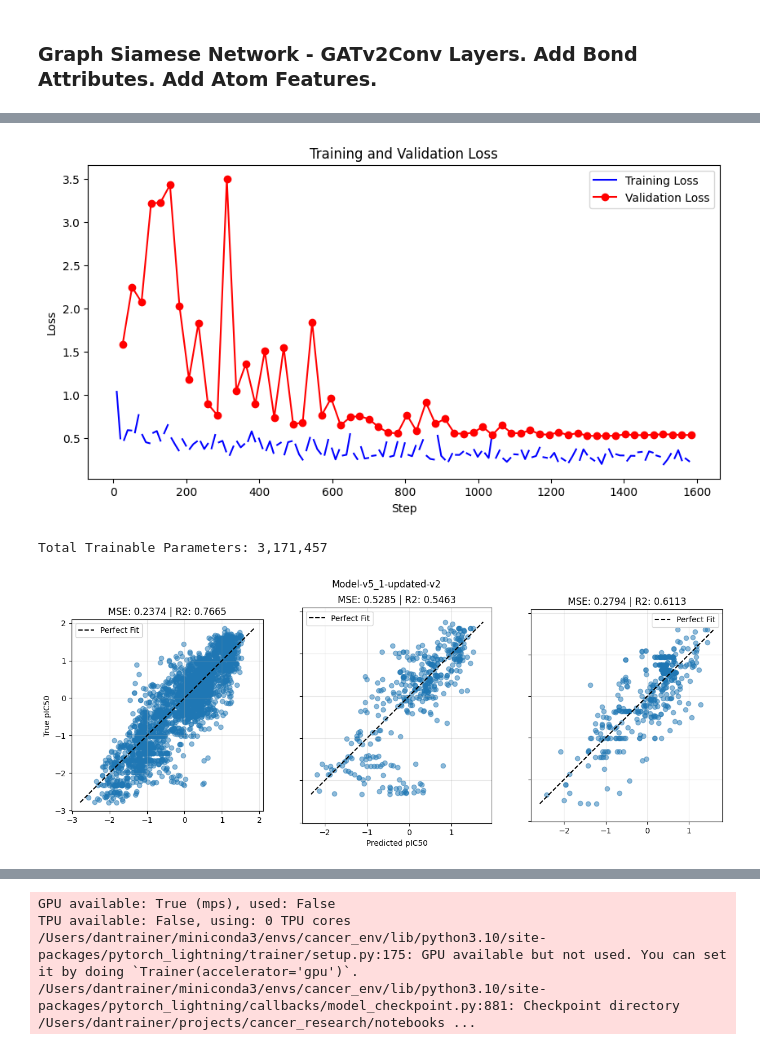
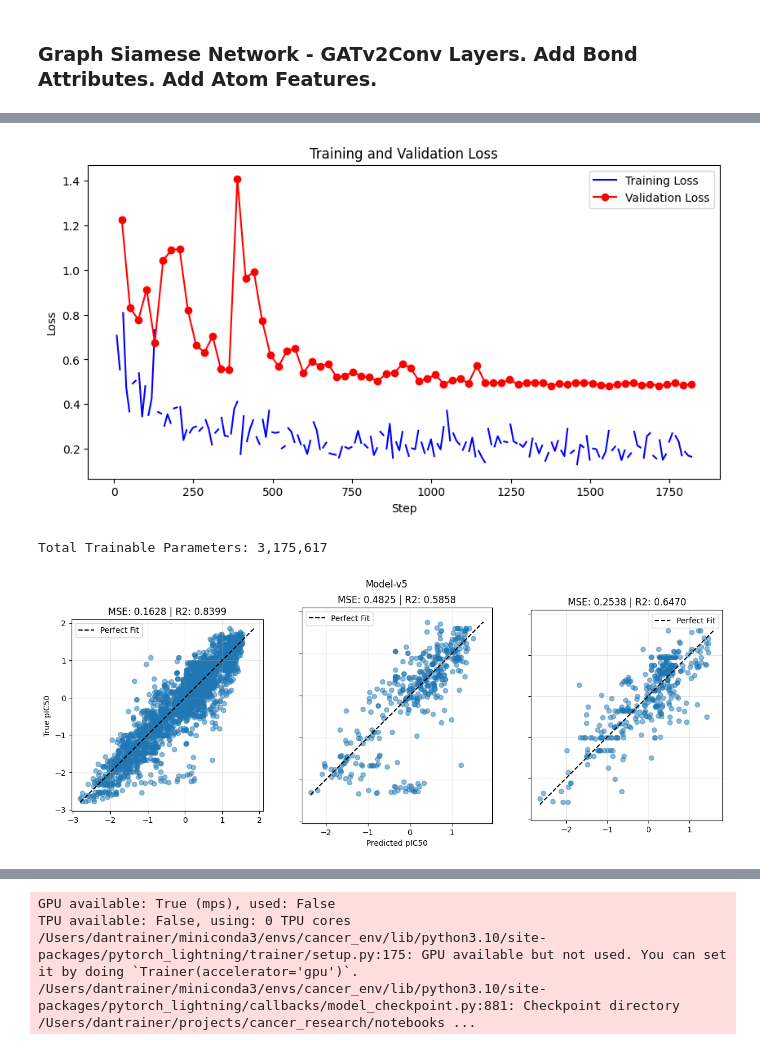
Before and after one commit to Djtrainer/cancer_research, a Jupyter notebook: notebooks/mdm2_breaker_model_eda.ipynb, the cells around one changed output, grey strips where cells are left out. Saved outputs shown, nothing was run; the diff lists cells and outputs as text; code cells hidden in the pictures.

Commit message:
update sanity checks

```diff
--- a/notebooks/mdm2_breaker_model_eda.ipynb
+++ b/notebooks/mdm2_breaker_model_eda.ipynb
@@ -176,12 +183,12 @@ Total FLOPs: 0
 [interactive output not drawn]
 [interactive output not drawn]
 # %%
-plot_loss("lightning_logs/version_26/metrics.csv")
+plot_loss("lightning_logs/version_30/metrics.csv")
 # %% [output]
-[figure, old version]
+[figure, new version]
 # %%
 
-checkpoint_path = "checkpoints/Model-v5_1-updated-v7.ckpt"
+checkpoint_path = "checkpoints/Model-v5_1-updated-v1.ckpt"
 
 # 1. Load the raw checkpoint
 checkpoint = torch.load(checkpoint_path)
@@ -196,7 +203,10 @@ for key, value in state_dict.items():
         new_state_dict[new_key] = value
 
 # 3. Initialize your raw model
-model = GraphSiameseNetwork(molecular_encoding_type="gcn")
+model = GraphSiameseNetwork(
+    molecule_in_channels = 74,
+    molecular_encoding_type="gcn"
+    )
 
 # 4. Load the cleaned weights
 model.load_state_dict(new_state_dict)
@@ -210,11 +220,11 @@ plot_predictions(
     model,
     (train_loader_v5, val_loader_v5, test_loader_v5),
     protein_data.get_graph(),
-    "Model-v5_1-updated-v2",
+    "Model-v5",
 )
 # %% [output]
-Total Trainable Parameters: 3,171,457
+Total Trainable Parameters: 3,175,617
-[figure, old version]
+[figure, new version]
 # %%
 model
 # %% [output]
```
Also changed, not shown: parts of 12 cells of this notebook, 6 other files.
